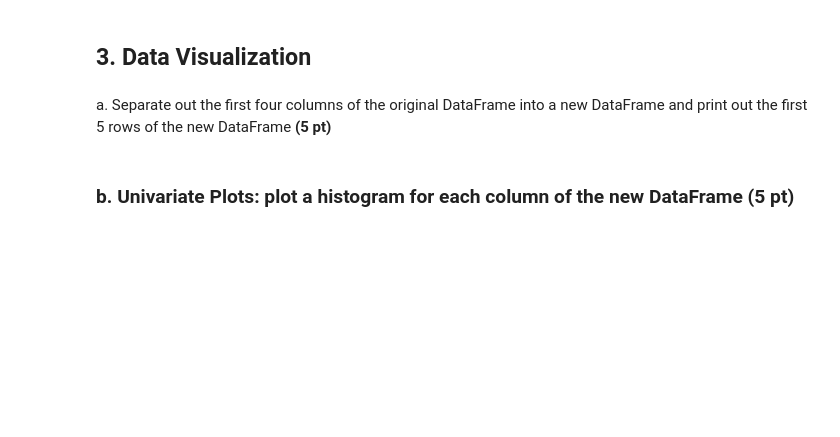
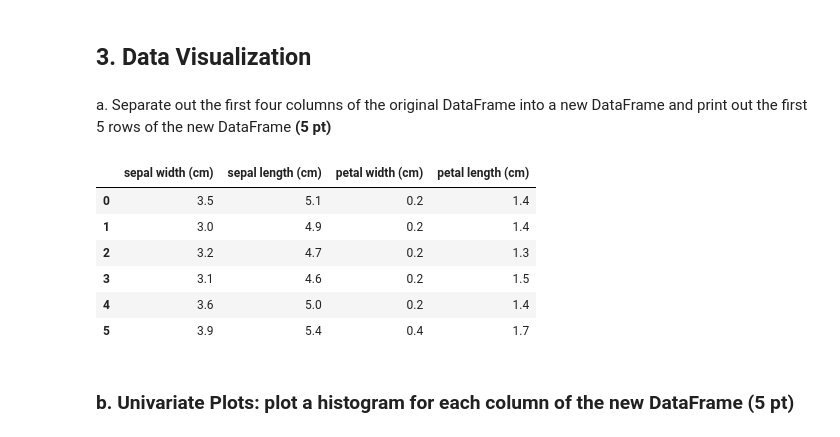
Before and after one commit to austinvanderlyn/School-Files, a Jupyter notebook: IS6733_HW1.ipynb, the cells around one changed output. Drawn from its saved outputs; the diff is of its cells as text; code cells hidden in the pictures; blank space fills up the shorter version.

```diff
--- a/IS6733_HW1.ipynb
+++ b/IS6733_HW1.ipynb
@@ -59,2 +90,14 @@ DataFrame and print out the first 5 rows of the new DataFrame **(5 pt)**
+# %%
+# write your answer here
+iris2 = iris[['sepal width (cm)', 'sepal length (cm)', 'petal width (cm)', 'petal length (cm)']]
+iris2.head(6)
+# %% [output]
+|  | sepal width (cm) | sepal length (cm) | petal width (cm) | petal length (cm) |
+| 0 | 3.5 | 5.1 | 0.2 | 1.4 |
+| 1 | 3.0 | 4.9 | 0.2 | 1.4 |
+| 2 | 3.2 | 4.7 | 0.2 | 1.3 |
+| 3 | 3.1 | 4.6 | 0.2 | 1.5 |
+| 4 | 3.6 | 5.0 | 0.2 | 1.4 |
+| 5 | 3.9 | 5.4 | 0.4 | 1.7 |
 # %% [markdown]
 ### b. Univariate Plots: plot a histogram for each column of the new DataFrame **(5 pt)**
```
Also changed, not shown: parts of 6 cells of this notebook.
